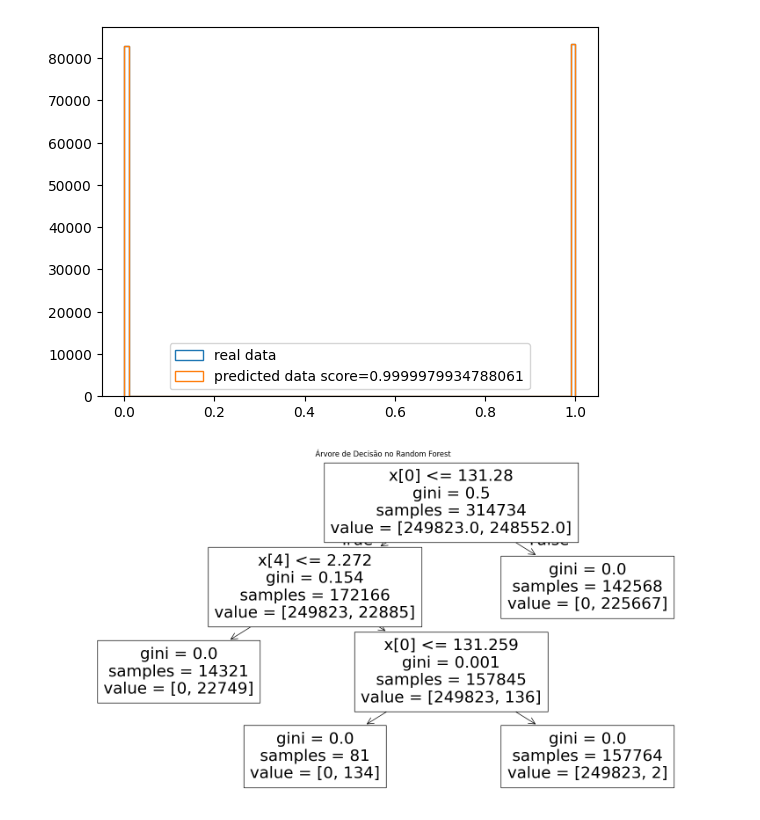
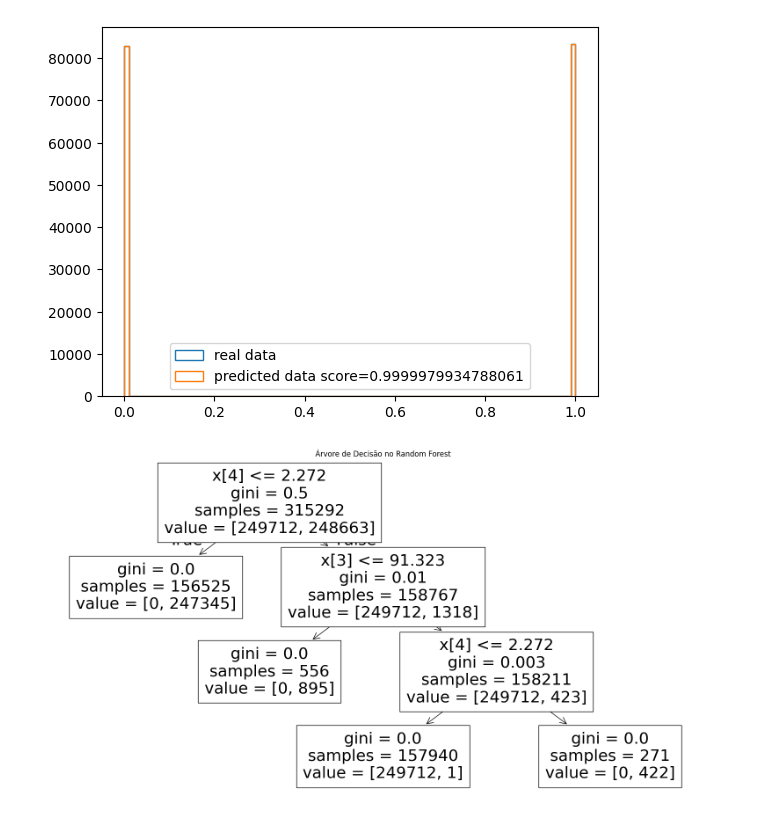
Before and after one commit to GBotogoske/machine_learning_2024, a Jupyter notebook: projeto_tree.ipynb, the cells around one changed output. Drawn from its saved outputs; the diff is of its cells as text; code cells hidden in the pictures.

Commit message:
tree file

```diff
--- a/projeto_tree.ipynb
+++ b/projeto_tree.ipynb
@@ -179,10 +180,11 @@ plt.show()
 # %% [output]
 [figure]
 # %%
-#RAMDON FOREST
+#RANDOM FOREST
+#bagging mais sofisticado
 
 from sklearn.ensemble import RandomForestClassifier
-random_forest_tree = RandomForestClassifier(n_estimators=300, max_leaf_nodes= 15)
+random_forest_tree = RandomForestClassifier(n_estimators=200)
 random_forest_tree_fit=random_forest_tree.fit(x_train,y_train)
 # %%
 #plotando histograma da previsao e do valor real
@@ -195,12 +197,12 @@ plt.show()
 [figure]
 # %%
 # Selecionar uma das árvores do ensemble
-one_tree = random_forest_tree.estimators_[299]  # Seleciona a primeira árvore, por exemplo
+one_tree = random_forest_tree.estimators_[100]  # Seleciona a primeira árvore, por exemplo
 
 # Plotar a árvore selecionada
 plt.figure(figsize=(20, 10))
 tree.plot_tree(one_tree)
 plt.title('Árvore de Decisão no Random Forest')
 plt.show()
 # %% [output]
-[figure, old version]
+[figure, new version]
```
Also changed, not shown: parts of 6 cells of this notebook.
